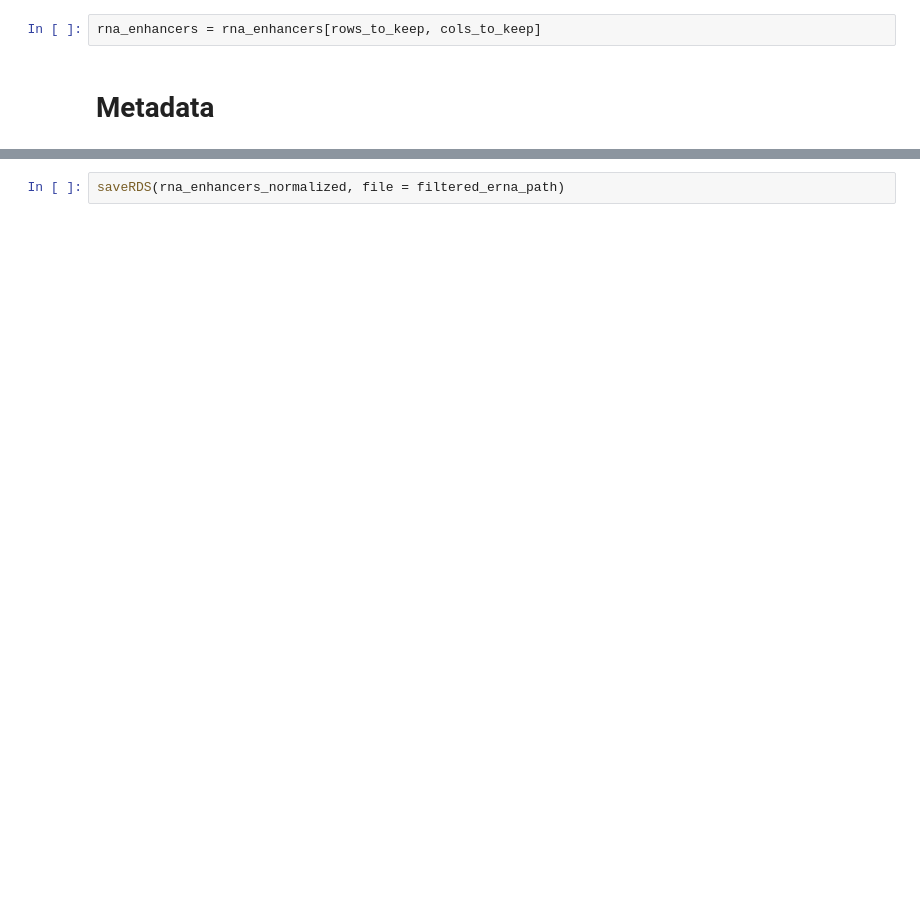
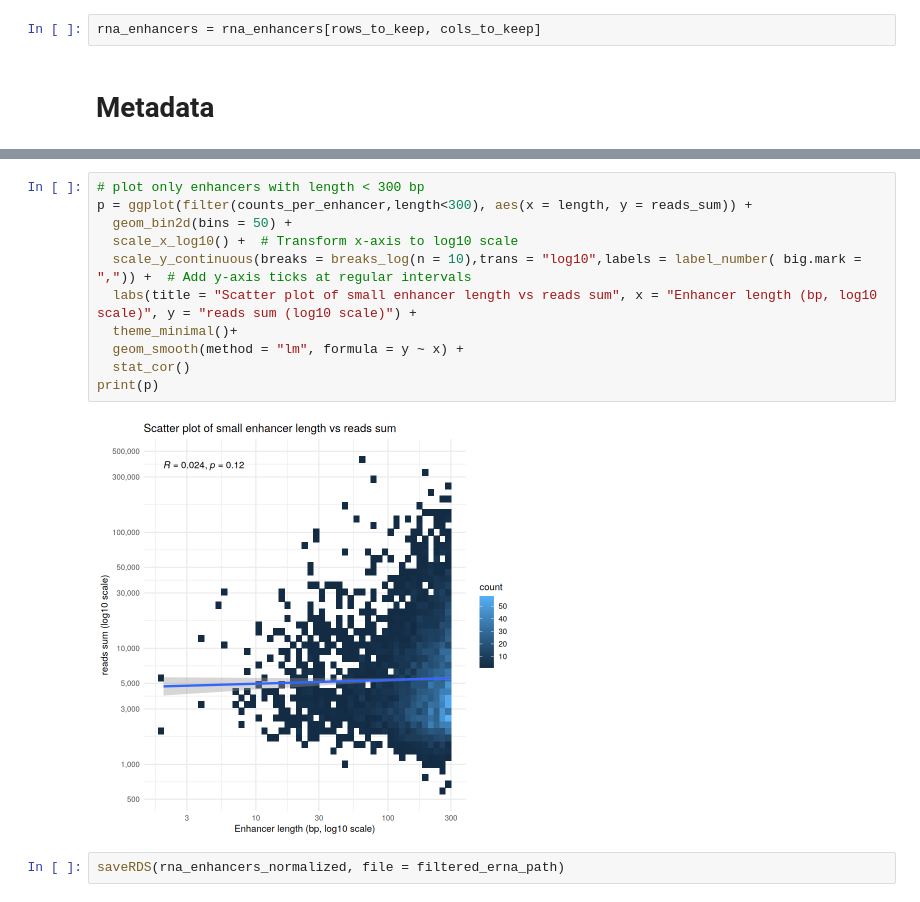
Before and after one commit to avishai987/eRNA, a Jupyter notebook: Analysis/10X_PBMC/05_erna_preprocess/erna_preprocess.ipynb, the cells around one changed output, grey strips where cells are left out. Saved outputs shown, nothing was run; the diff lists cells and outputs as text; blank space fills up the shorter version.

```diff
--- a/Analysis/10X_PBMC/05_erna_preprocess/erna_preprocess.ipynb
+++ b/Analysis/10X_PBMC/05_erna_preprocess/erna_preprocess.ipynb
@@ -241,2 +250,15 @@ print(p)
+# %%
+# plot only enhancers with length < 300 bp
+p = ggplot(filter(counts_per_enhancer,length<300), aes(x = length, y = reads_sum)) +
+  geom_bin2d(bins = 50) +
+  scale_x_log10() +  # Transform x-axis to log10 scale
+  scale_y_continuous(breaks = breaks_log(n = 10),trans = "log10",labels = label_number( big.mark = ",")) +  # Add y-axis ticks at regular intervals
+  labs(title = "Scatter plot of small enhancer length vs reads sum", x = "Enhancer length (bp, log10 scale)", y = "reads sum (log10 scale)") +
+  theme_minimal()+
+  geom_smooth(method = "lm", formula = y ~ x) +
+  stat_cor()
+print(p)
+# %% [output]
+[figure, added]
 # %%
 saveRDS(rna_enhancers_normalized, file = filtered_erna_path)
```
Also changed, not shown: parts of 22 cells of this notebook, 1 other file.
